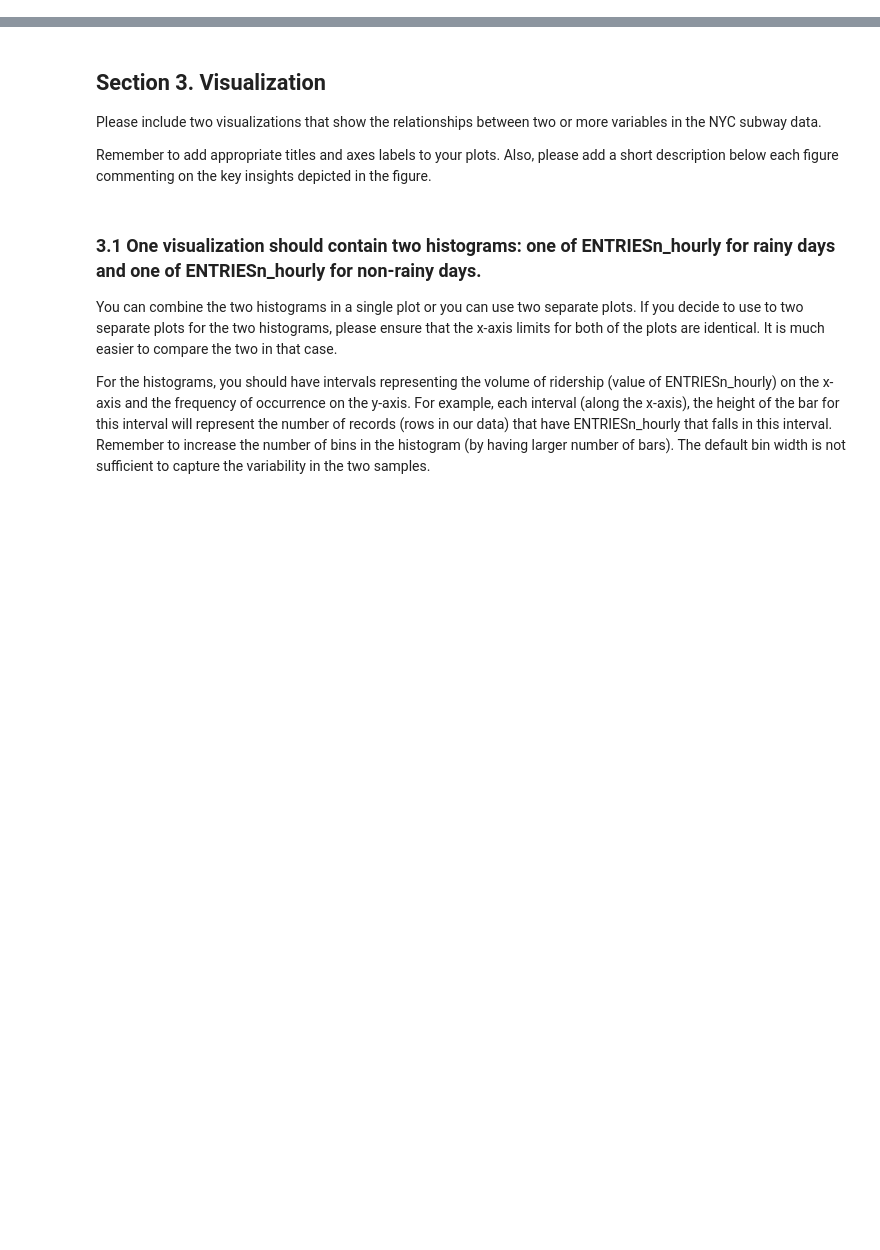
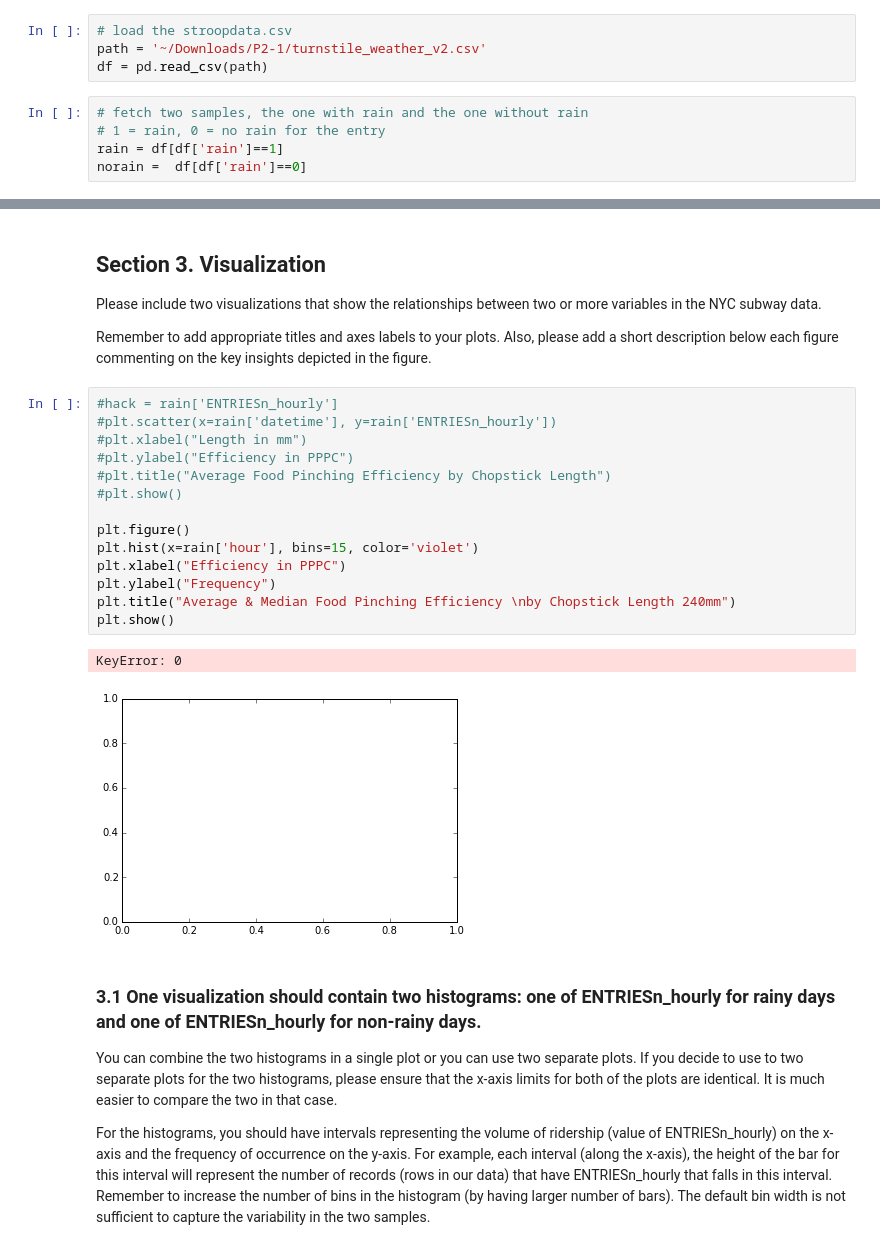
Before and after one commit to craignicholson/P2-1, a Jupyter notebook: Data_Analyst_ND_Project2.ipynb, the cells around one changed output, grey strips where cells are left out. Drawn from its saved outputs; the diff is of its cells as text; blank space fills up the shorter version.

```diff
--- a/Data_Analyst_ND_Project2.ipynb
+++ b/Data_Analyst_ND_Project2.ipynb
@@ -13,0 +25,9 @@ September 9th 2015
+# %%
+# load the stroopdata.csv
+path = '~/Downloads/P2-1/turnstile_weather_v2.csv'
+df = pd.read_csv(path)
+# %%
+# fetch two samples, the one with rain and the one without rain
+# 1 = rain, 0 = no rain for the entry
+rain = df[df['rain']==1]
+norain =  df[df['rain']==0]
@@ -33,6 +279,23 @@ September 9th 2015
 Please include two visualizations that show the relationships between two or more variables in the NYC subway data.
 
 Remember to add appropriate titles and axes labels to your plots. Also, please add a short description below each figure commenting on the key insights depicted in the figure.
+# %%
+#hack = rain['ENTRIESn_hourly']
+#plt.scatter(x=rain['datetime'], y=rain['ENTRIESn_hourly'])
+#plt.xlabel("Length in mm")
+#plt.ylabel("Efficiency in PPPC")
+#plt.title("Average Food Pinching Efficiency by Chopstick Length")
+#plt.show()
+
+plt.figure()
+plt.hist(x=rain['hour'], bins=15, color='violet')
+plt.xlabel("Efficiency in PPPC")
+plt.ylabel("Frequency")
+plt.title("Average & Median Food Pinching Efficiency \nby Chopstick Length 240mm")
+plt.show()
+# %% [output]
+KeyError: 0
+[figure, added]
 # %% [markdown]
 ### 3.1 One visualization should contain two histograms: one of  ENTRIESn_hourly for rainy days and one of ENTRIESn_hourly for non-rainy days.
 You can combine the two histograms in a single plot or you can use two separate plots.
```
Also changed, not shown: parts of 26 cells of this notebook.
